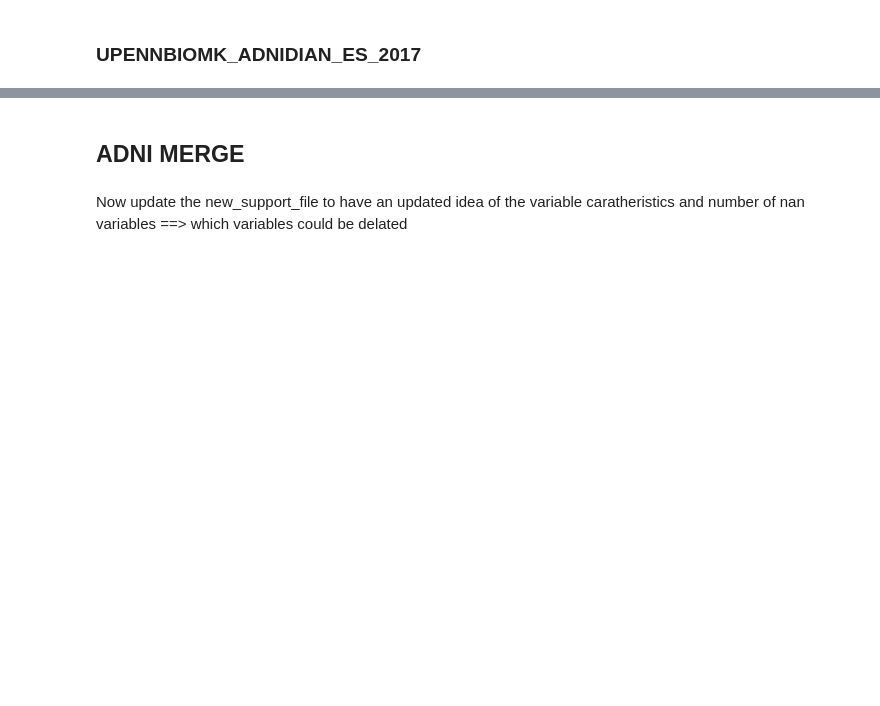
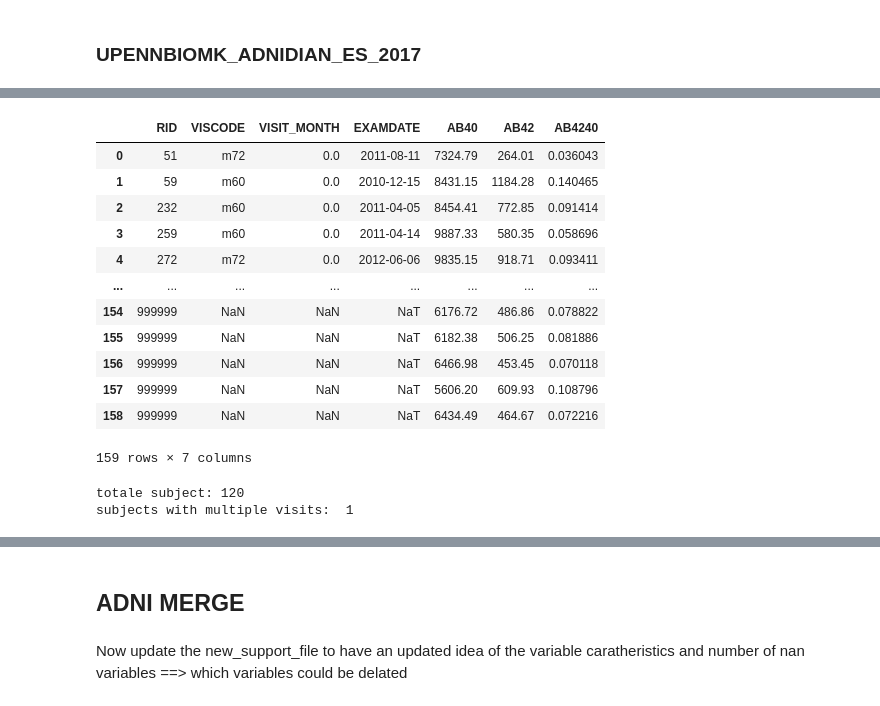
Before and after one commit to ifabfoundation/AIND, a Jupyter notebook: WP-2/Data_cleaning/adni_cleaning1.ipynb, the cells around one changed output, grey strips where cells are left out. Saved outputs shown, nothing was run; the diff lists cells and outputs as text; code cells hidden in the pictures; blank space fills up the shorter version.

```diff
--- a/WP-2/Data_cleaning/adni_cleaning1.ipynb
+++ b/WP-2/Data_cleaning/adni_cleaning1.ipynb
@@ -291,0 +287,9 @@ result = client.upload_dataframe(
+# %%
+# Finding the exam code
+datefix_df = dataCleaner.to_date_format(no_none_df, ['EXAMDATE'])
+datefix_df = dataCleaner.find_exam_code(
+    datefix_df,
+    date_column = 'EXAMDATE',
+    viscode_refernce = 'VISCODE2',
+    patient_id_column = 'RID',
+    essential_variables= columns_must_be_verified)
@@ -291,0 +301,7 @@ result = client.upload_dataframe(
+# %%
+#Filtering variables
+filtered_df = dataCleaner.filter_variables(datefix_df, list(zip_files.keys())[0], new_var=['VISIT_MONTH'], remove_var=['VISCODE'], prefix='raw')
+# %%
+# Assign new names to variables
+new_support_file_path = 'ADNI_variables_cleaned1'
+renamed_df, new_support_file = dataCleaner.new_variable_names(new_support_file_path+'.xlsx', filtered_df, file_code)
@@ -291,0 +317,26 @@ result = client.upload_dataframe(
+# %%
+final_df, ratios_var = dataCleaner.get_abeta_tau_ratios(renamed_df)
+# %%
+final_df
+# %% [output]
+|  | RID | VISCODE | VISIT_MONTH | EXAMDATE | AB40 | AB42 | AB4240 |
+| 0 | 51 | m72 | 0.0 | 2011-08-11 | 7324.79 | 264.01 | 0.036043 |
+| 1 | 59 | m60 | 0.0 | 2010-12-15 | 8431.15 | 1184.28 | 0.140465 |
+| 2 | 232 | m60 | 0.0 | 2011-04-05 | 8454.41 | 772.85 | 0.091414 |
+| 3 | 259 | m60 | 0.0 | 2011-04-14 | 9887.33 | 580.35 | 0.058696 |
+| 4 | 272 | m72 | 0.0 | 2012-06-06 | 9835.15 | 918.71 | 0.093411 |
+| ... | ... | ... | ... | ... | ... | ... | ... |
+| 154 | 999999 | NaN | NaN | NaT | 6176.72 | 486.86 | 0.078822 |
+| 155 | 999999 | NaN | NaN | NaT | 6182.38 | 506.25 | 0.081886 |
+| 156 | 999999 | NaN | NaN | NaT | 6466.98 | 453.45 | 0.070118 |
+| 157 | 999999 | NaN | NaN | NaT | 5606.20 | 609.93 | 0.108796 |
+| 158 | 999999 | NaN | NaN | NaT | 6434.49 | 464.67 | 0.072216 |
+159 rows × 7 columns
+# %%
+tot_sub = len(final_df['RID'].unique())
+print('totale subject:', tot_sub)
+multiple_visists = (final_df['RID'].value_counts() > 1).sum()
+print('subjects with multiple visits: ', multiple_visists)
+# %% [output]
+totale subject: 120
+subjects with multiple visits:  1
```
Also changed, not shown: parts of 52 cells of this notebook, 2 other files.
